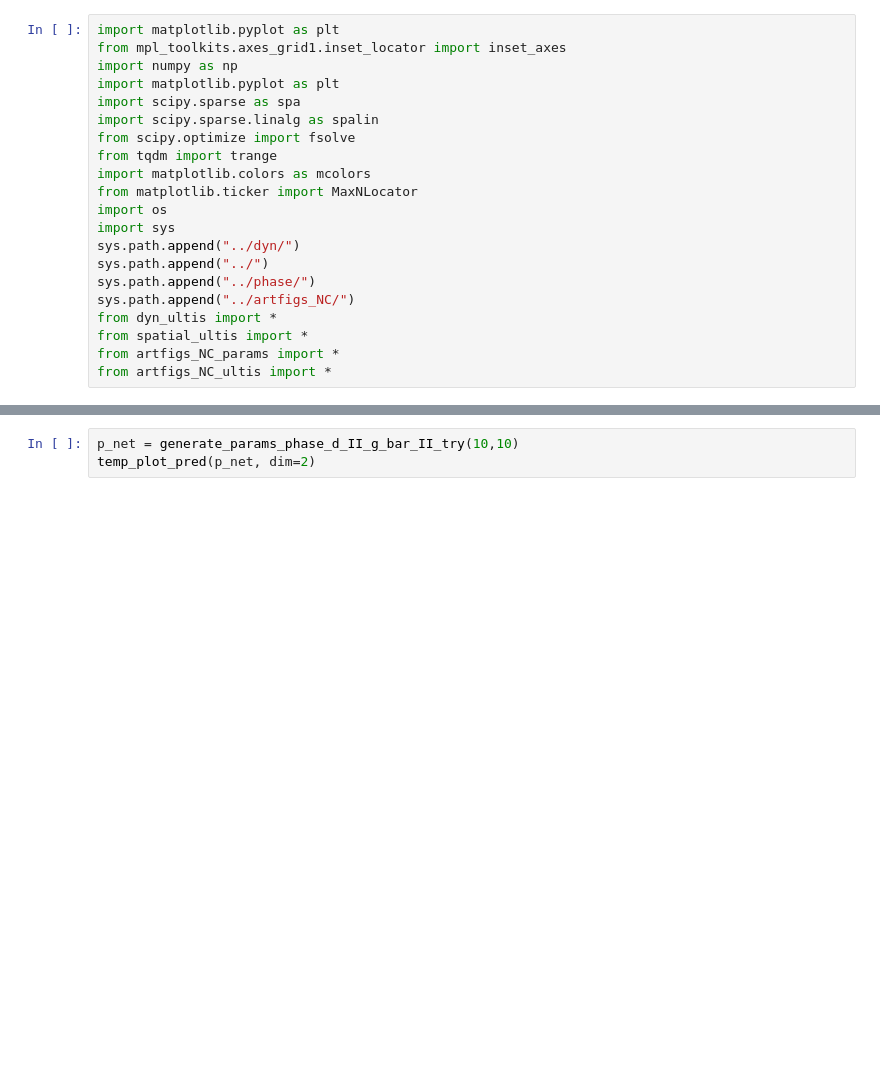
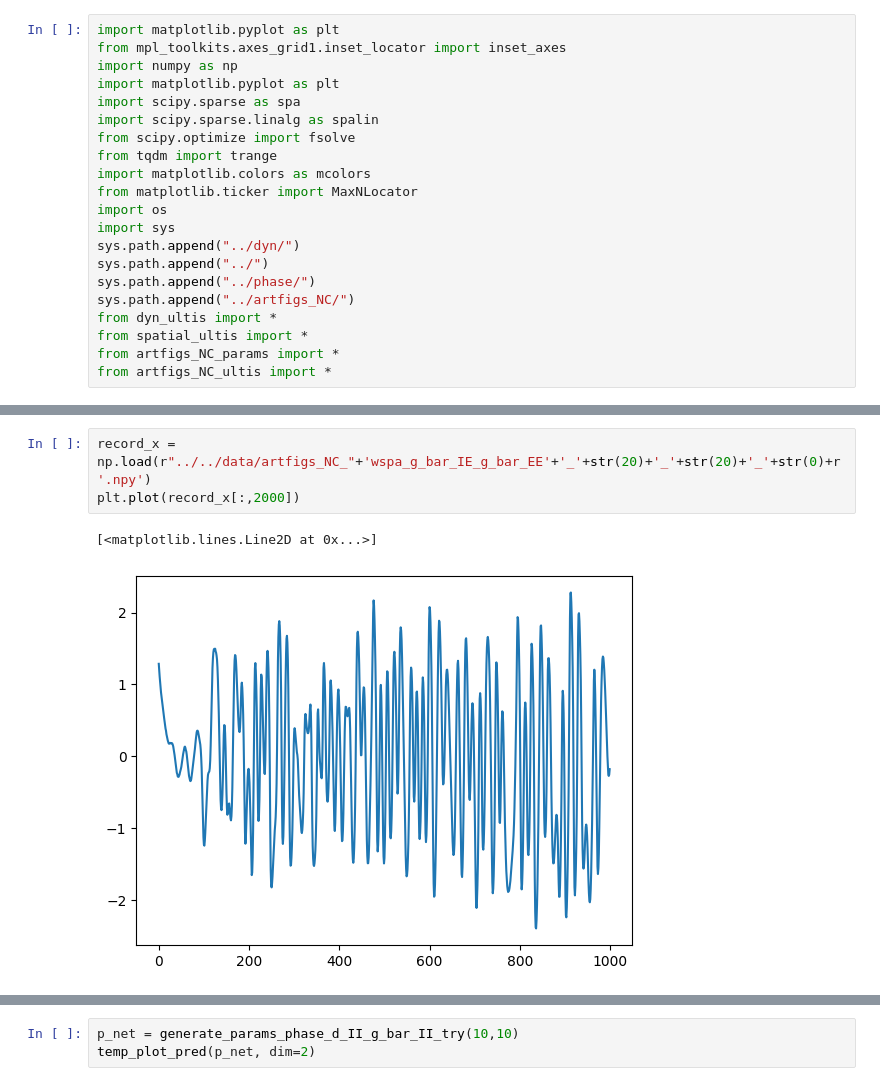
Before and after one commit to huang-yh20/spatial-linear-project, a Jupyter notebook: code/artfigs_NC/debug.ipynb, the cells around one changed output, grey strips where cells are left out. Saved outputs shown, nothing was run; the diff lists cells and outputs as text; blank space fills up the shorter version.

```diff
--- a/code/artfigs_NC/debug.ipynb
+++ b/code/artfigs_NC/debug.ipynb
@@ -22 +29,7 @@ from artfigs_NC_ultis import *
+# %%
+record_x = np.load(r"../../data/artfigs_NC_"+'wspa_g_bar_IE_g_bar_EE'+'_'+str(20)+'_'+str(20)+'_'+str(0)+r'.npy')
+plt.plot(record_x[:,2000])
+# %% [output]
+[<matplotlib.lines.Line2D at 0x...>]
+[figure, added]
 # %%
```
Also changed, not shown: parts of 7 cells of this notebook, 22 other files.
